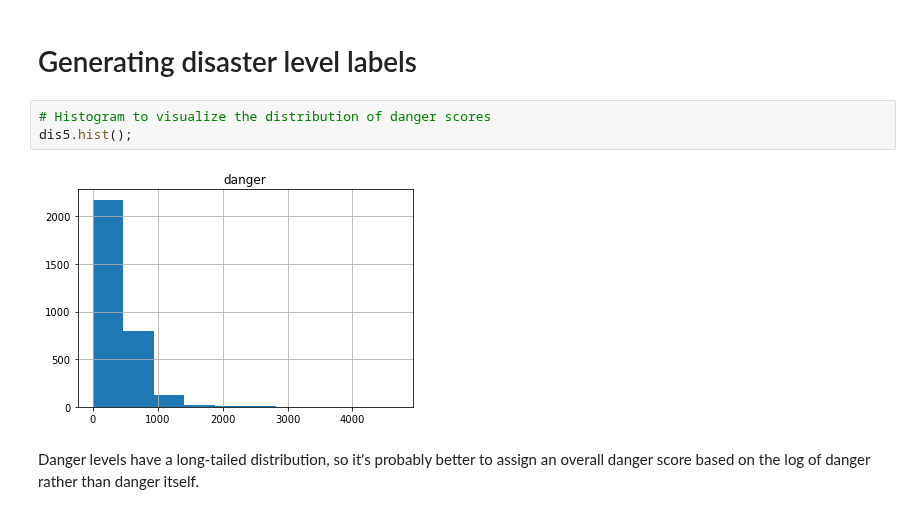
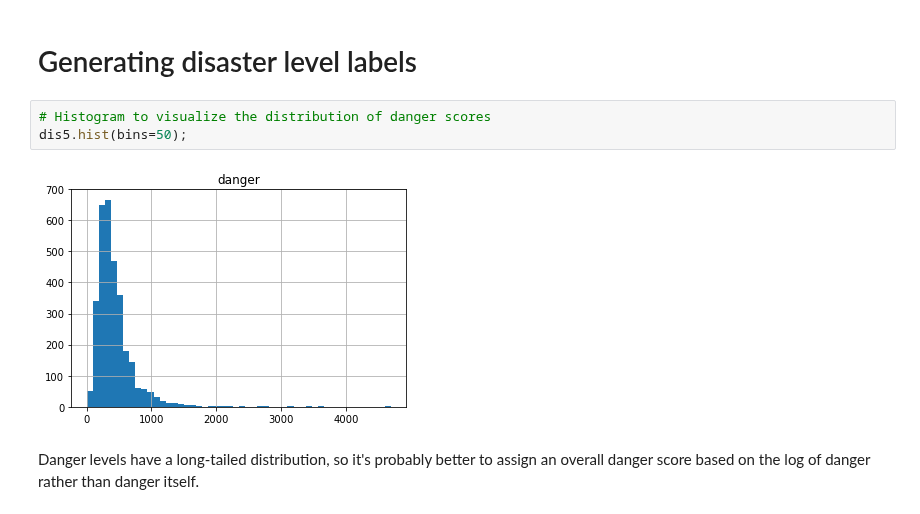
Before and after one commit to labs12-should-i-live-here/DS, a Jupyter notebook: notebooks/DMA6 - Overall disasterness.ipynb, the cells around one changed output. Saved outputs shown, nothing was run; the diff lists cells and outputs as text.

```diff
--- a/notebooks/DMA6 - Overall disasterness.ipynb
+++ b/notebooks/DMA6 - Overall disasterness.ipynb
@@ -131,9 +131,9 @@ dis5.to_csv("../data_output/6__danger/danger.csv")
 # Generating disaster level labels
 # %%
 # Histogram to visualize the distribution of danger scores
-dis5.hist();
+dis5.hist(bins=50);
 # %% [output]
-[figure, old version]
+[figure, new version]
 # %% [markdown]
 Danger levels have a long-tailed distribution, so it's probably better to assign an overall danger score based on the log of danger rather than danger itself.
 # %%
```
Also changed, not shown: parts of 6 cells of this notebook, 1 other file.
